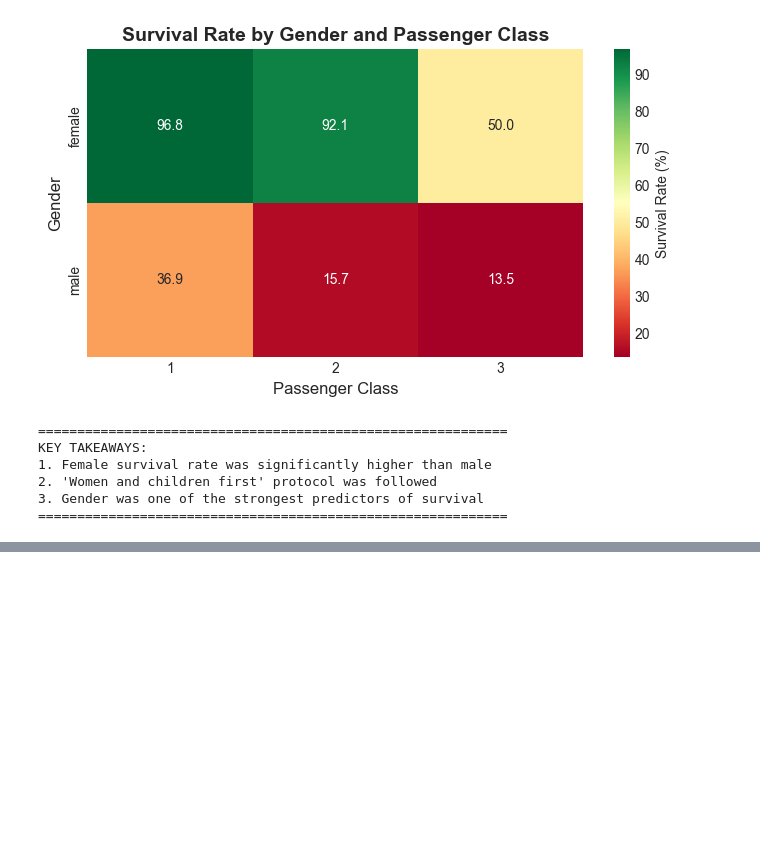
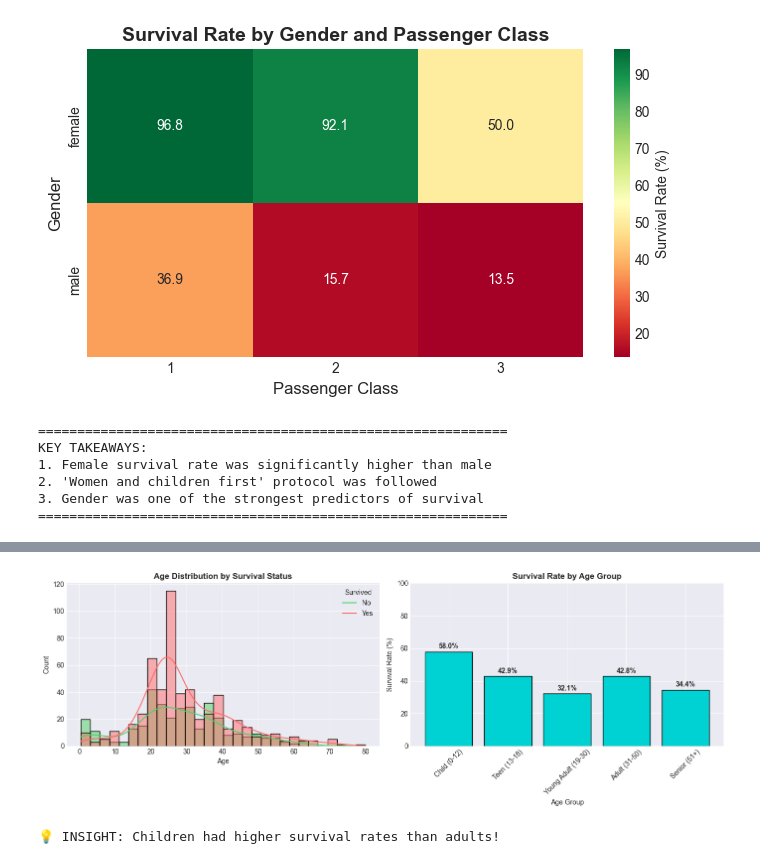
Before and after one commit to spacepriest8/titanic_analysis, a Jupyter notebook: notebooks/titanic_eda.ipynb, the cells around one changed output, grey strips where cells are left out. Cells and saved outputs as stored; diff of their text form; code cells hidden in the pictures; blank space fills up the shorter version.

```diff
--- a/notebooks/titanic_eda.ipynb
+++ b/notebooks/titanic_eda.ipynb
@@ -647,0 +708,67 @@ KEY TAKEAWAYS:
+# %%
+# Add this as your second cell (right after imports)
+# ============================================
+# PROJECT: TITANIC SURVIVAL ANALYSIS
+# ============================================
+# AUTHOR: [OKORONKWO KINGSLEY]
+# DATE: [06 JAN 2026]
+
+# GOAL: Identify key factors influencing survival
+# ============================================
+
+# Cell 10: Question 4 - Age distribution of survivors vs non-survivors
+print("=== QUESTION 4: AGE DISTRIBUTION ANALYSIS ===\n")
+
+# Basic age statistics
+print("Age Statistics by Survival Status:")
+age_stats = df_clean.groupby('Survived')['Age'].describe()
+print(age_stats)
+print()
+
+# Create age categories
+bins = [0, 12, 18, 30, 50, 80]
+labels = ['Child (0-12)', 'Teen (13-18)', 'Young Adult (19-30)',
+          'Adult (31-50)', 'Senior (51+)']
+
+df_clean['AgeGroup'] = pd.cut(df_clean['Age'], bins=bins, labels=labels)
+
+# Calculate survival by age group
+age_group_survival = df_clean.groupby('AgeGroup')['Survived'].agg(['count', 'sum'])
+age_group_survival['survival_rate'] = (age_group_survival['sum'] / age_group_survival['count']) * 100
+
+print("Survival by Age Group:")
+print(age_group_survival)
+print()
+
+# Visualization
+fig, (ax1, ax2) = plt.subplots(1, 2, figsize=(14, 5))
+
+# Histogram
+sns.histplot(data=df_clean, x='Age', hue='Survived', bins=30,
+             kde=True, ax=ax1, palette=['#ff6b6b', '#51cf66'])
+ax1.set_title('Age Distribution by Survival Status', fontweight='bold')
+ax1.set_xlabel('Age')
+ax1.set_ylabel('Count')
+ax1.legend(title='Survived', labels=['No', 'Yes'])
+
+# Survival rate by age group
+bars = ax2.bar(age_group_survival.index.astype(str),
+               age_group_survival['survival_rate'],
+               color='#00d2d3', edgecolor='black')
+ax2.set_title('Survival Rate by Age Group', fontweight='bold')
+ax2.set_xlabel('Age Group')
+ax2.set_ylabel('Survival Rate (%)')
+ax2.set_xticklabels(age_group_survival.index, rotation=45)
+ax2.set_ylim(0, 100)
+
+# Add labels
+for bar, rate in zip(bars, age_group_survival['survival_rate']):
+    ax2.text(bar.get_x() + bar.get_width()/2, bar.get_height() + 2,
+             f'{rate:.1f}%', ha='center', fontweight='bold')
+
+plt.tight_layout()
+plt.savefig('../outputs/age_distribution.png', dpi=300, bbox_inches='tight')
+plt.show()
+
+print("💡 INSIGHT: Children had higher survival rates than adults!")
+# %% [output]
@@ -647,0 +791,2 @@ KEY TAKEAWAYS:
+[figure, added]
+💡 INSIGHT: Children had higher survival rates than adults!
```
Also changed, not shown: parts of 12 cells of this notebook.
